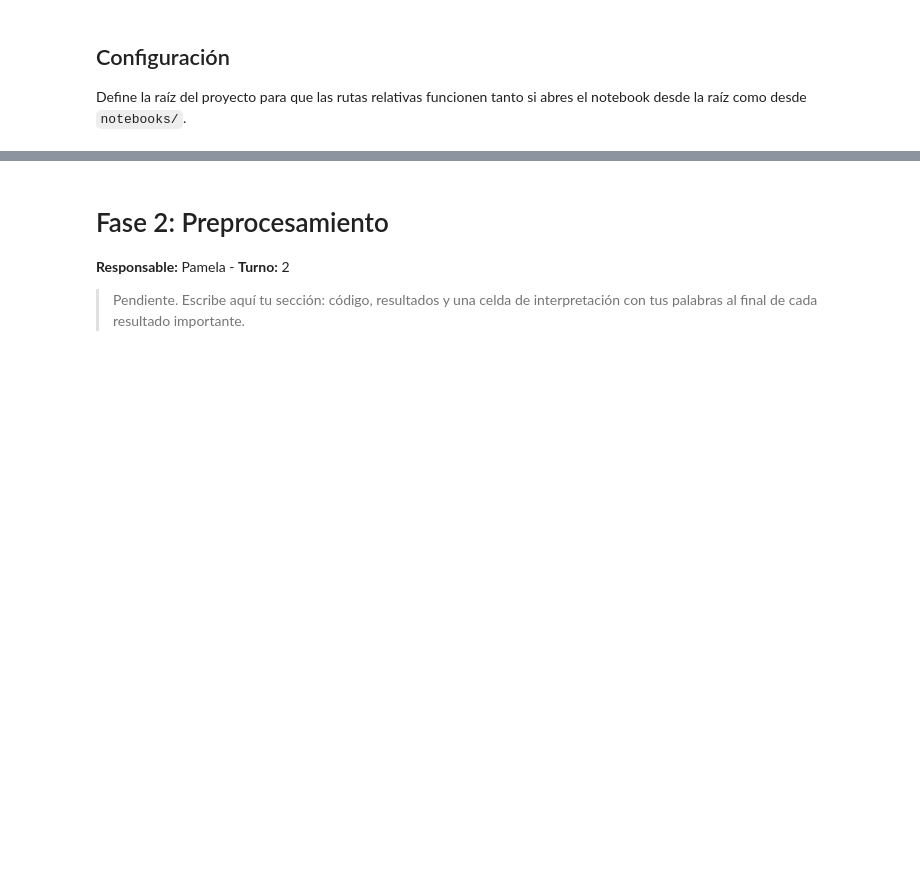
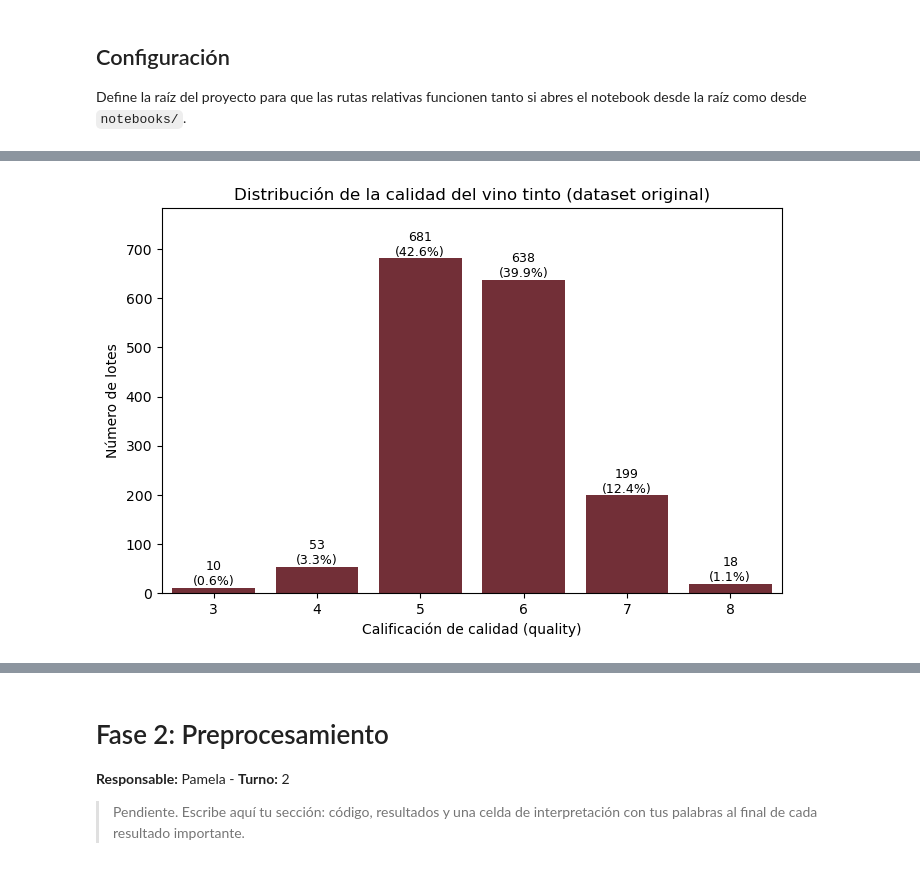
Before and after one commit to XimenaBecOliv07/Naive-Bayes, a Jupyter notebook: notebooks/NaiveBayes.ipynb, the cells around one changed output, grey strips where cells are left out. Saved outputs shown, nothing was run; the diff lists cells and outputs as text; code cells hidden in the pictures; blank space fills up the shorter version.

```diff
--- a/notebooks/NaiveBayes.ipynb
+++ b/notebooks/NaiveBayes.ipynb
@@ -32,0 +44,7 @@ print("Raíz del proyecto:", RAIZ)
+# %%
+import pandas as pd
+import matplotlib.pyplot as plt
+import seaborn as sns
+
+df_raw = pd.read_csv(RAIZ / "data" / "raw" / "winequality-red.csv")
+df_raw.head()
@@ -32,0 +120,7 @@ print("Raíz del proyecto:", RAIZ)
+# %%
+conteo = df_raw["quality"].value_counts().sort_index()
+porcentaje = (df_raw["quality"].value_counts(normalize=True).sort_index() * 100).round(2)
+tabla_quality = pd.DataFrame({"lotes": conteo, "porcentaje": porcentaje})
+
+print(f"Calificaciones 5 y 6 juntas: {porcentaje.loc[[5, 6]].sum():.2f}% de los lotes")
+tabla_quality
@@ -32,0 +137,15 @@ print("Raíz del proyecto:", RAIZ)
+# %%
+fig, ax = plt.subplots(figsize=(8, 5))
+sns.countplot(data=df_raw, x="quality", color="#722F37", saturation=1, ax=ax)
+for barra in ax.patches:
+    alto = int(barra.get_height())
+    ax.annotate(f"{alto}\n({alto / filas:.1%})",
+                (barra.get_x() + barra.get_width() / 2, alto),
+                ha="center", va="bottom", fontsize=9)
+ax.set_title("Distribución de la calidad del vino tinto (dataset original)")
+ax.set_xlabel("Calificación de calidad (quality)")
+ax.set_ylabel("Número de lotes")
+ax.set_ylim(0, conteo.max() * 1.15)
+plt.show()
+# %% [output]
+[figure, added]
```
Also changed, not shown: parts of 16 cells of this notebook.
